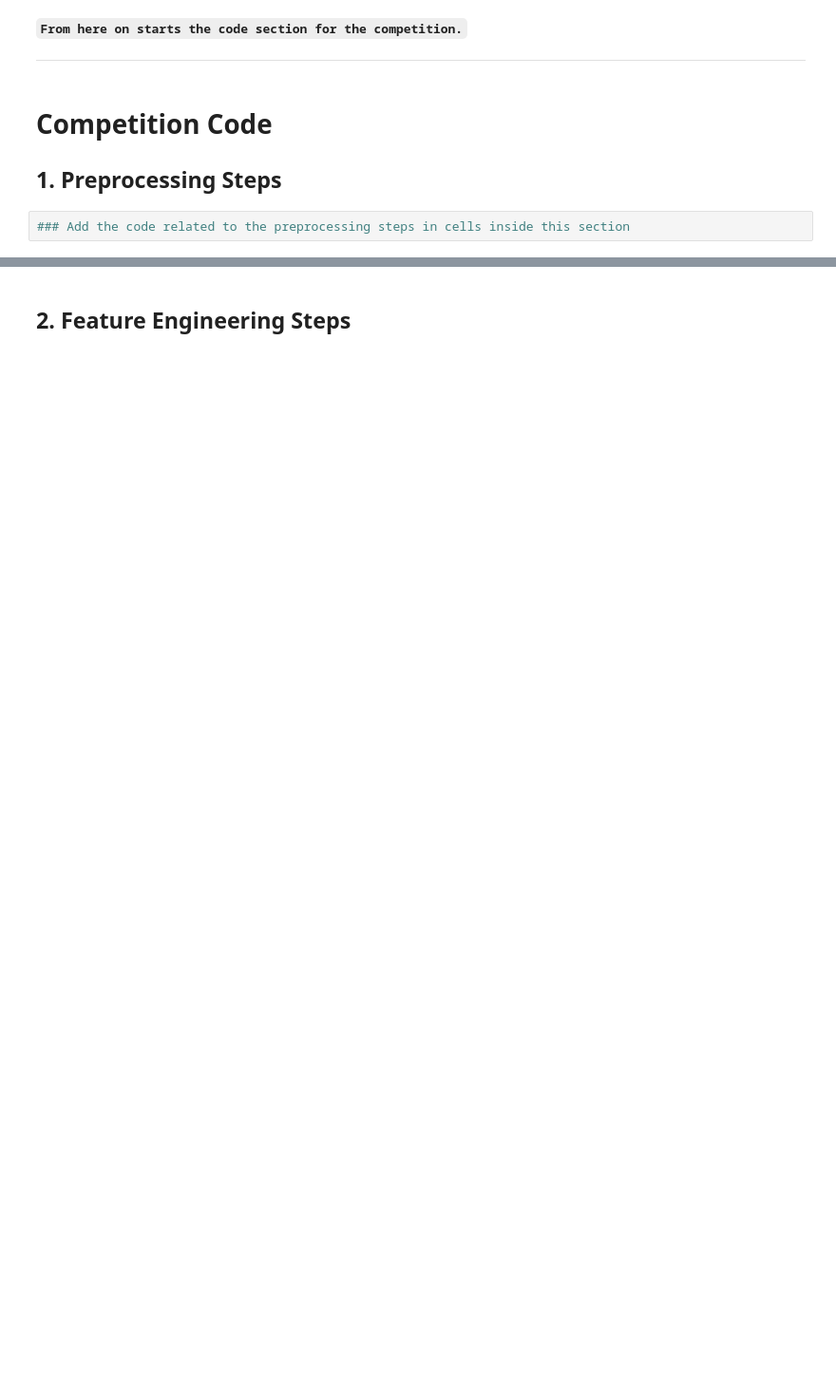
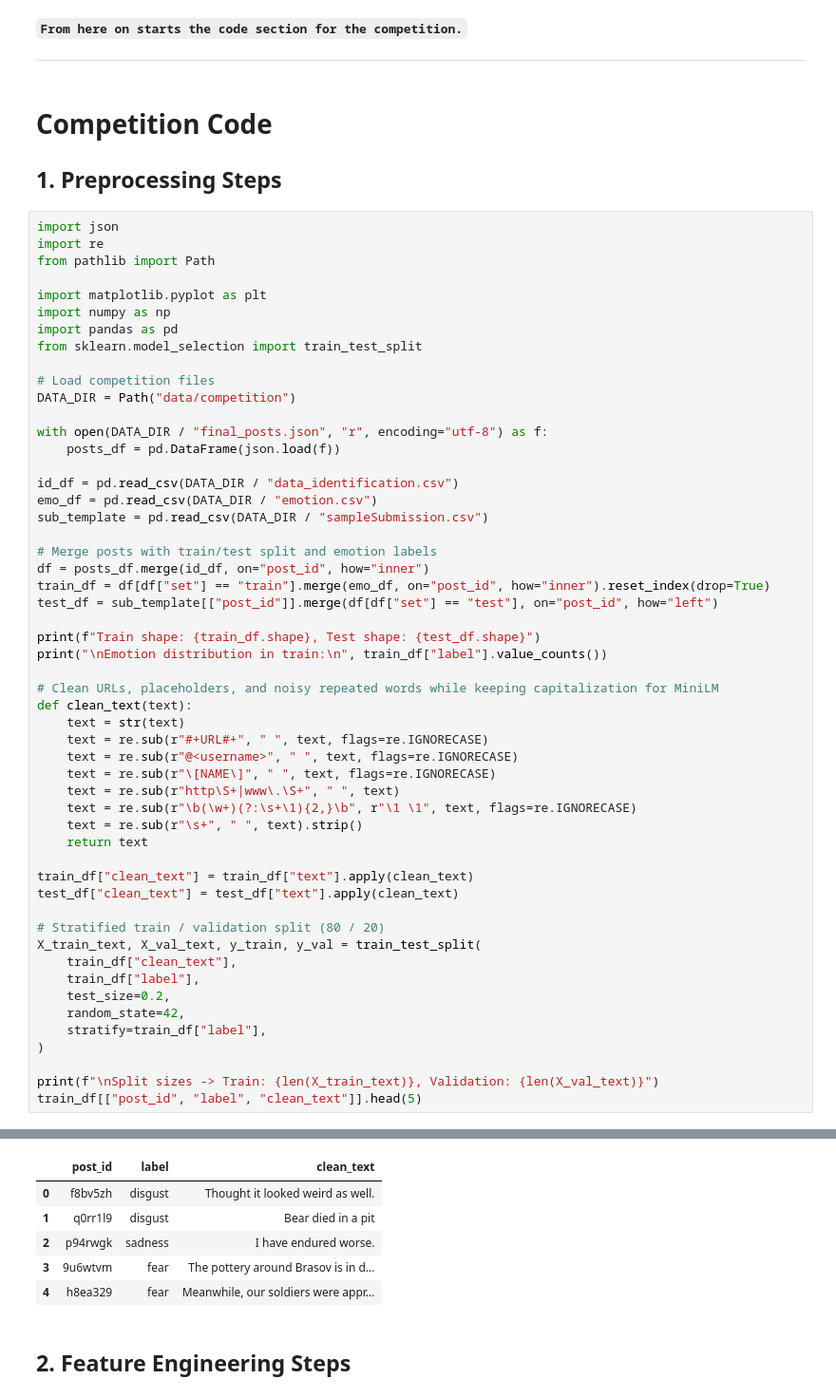
Before and after one commit to mrinvisablelife/DM2026-Lab2-Exercise, a Jupyter notebook: DM2026-Lab2-Homework.ipynb, the cells around one changed output, grey strips where cells are left out. Shown at 95% size. Cells and saved outputs as stored; diff of their text form; blank space fills up the shorter version.

```diff
--- a/DM2026-Lab2-Homework.ipynb
+++ b/DM2026-Lab2-Homework.ipynb
@@ -137,5 +153,57 @@ Markdown Syntax to Add Image: `![Description of the Image](./your_local_folder/n
 # **Competition Code**
 
 ## 1. Preprocessing Steps
-# %%
-### Add the code related to the preprocessing steps in cells inside this section
+# %%
+import json
+import re
+from pathlib import Path
+
+import matplotlib.pyplot as plt
+import numpy as np
+import pandas as pd
+from sklearn.model_selection import train_test_split
+
+# Load competition files
+DATA_DIR = Path("data/competition")
+
+with open(DATA_DIR / "final_posts.json", "r", encoding="utf-8") as f:
+    posts_df = pd.DataFrame(json.load(f))
+
+id_df = pd.read_csv(DATA_DIR / "data_identification.csv")
+emo_df = pd.read_csv(DATA_DIR / "emotion.csv")
+sub_template = pd.read_csv(DATA_DIR / "sampleSubmission.csv")
+
+# Merge posts with train/test split and emotion labels
+df = posts_df.merge(id_df, on="post_id", how="inner")
+train_df = df[df["set"] == "train"].merge(emo_df, on="post_id", how="inner").reset_index(drop=True)
+test_df = sub_template[["post_id"]].merge(df[df["set"] == "test"], on="post_id", how="left")
+
+print(f"Train shape: {train_df.shape}, Test shape: {test_df.shape}")
+print("\nEmotion distribution in train:\n", train_df["label"].value_counts())
+
+# Clean URLs, placeholders, and noisy repeated words while keeping capitalization for MiniLM
+def clean_text(text):
+    text = str(text)
+    text = re.sub(r"#+URL#+", " ", text, flags=re.IGNORECASE)
+    text = re.sub(r"@<username>", " ", text, flags=re.IGNORECASE)
+    text = re.sub(r"\[NAME\]", " ", text, flags=re.IGNORECASE)
+    text = re.sub(r"http\S+|www\.\S+", " ", text)
+    text = re.sub(r"\b(\w+)(?:\s+\1){2,}\b", r"\1 \1", text, flags=re.IGNORECASE)
+    text = re.sub(r"\s+", " ", text).strip()
+    return text
+
+train_df["clean_text"] = train_df["text"].apply(clean_text)
+test_df["clean_text"] = test_df["text"].apply(clean_text)
+
+# Stratified train / validation split (80 / 20)
+X_train_text, X_val_text, y_train, y_val = train_test_split(
+    train_df["clean_text"],
+    train_df["label"],
+    test_size=0.2,
+    random_state=42,
+    stratify=train_df["label"],
+)
+
+print(f"\nSplit sizes -> Train: {len(X_train_text)}, Validation: {len(X_val_text)}")
+train_df[["post_id", "label", "clean_text"]].head(5)
+# %% [output]
@@ -142,2 +223,8 @@ Markdown Syntax to Add Image: `![Description of the Image](./your_local_folder/n
+|  | post_id | label | clean_text |
+| 0 | f8bv5zh | disgust | Thought it looked weird as well. |
+| 1 | q0rr1l9 | disgust | Bear died in a pit |
+| 2 | p94rwgk | sadness | I have endured worse. |
+| 3 | 9u6wtvm | fear | The pottery around Brasov is in d... |
+| 4 | h8ea329 | fear | Meanwhile, our soldiers were appr... |
 # %% [markdown]
 ## 2. Feature Engineering Steps
```
Also changed, not shown: parts of 7 cells of this notebook, 13 other files.
